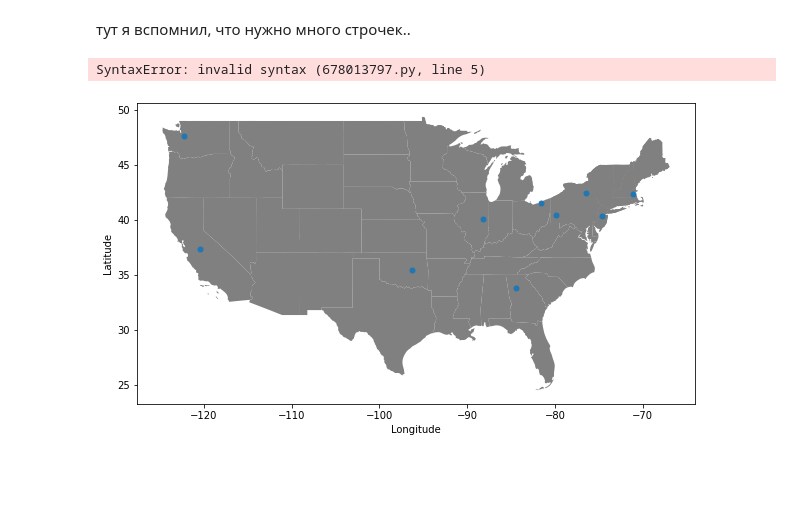
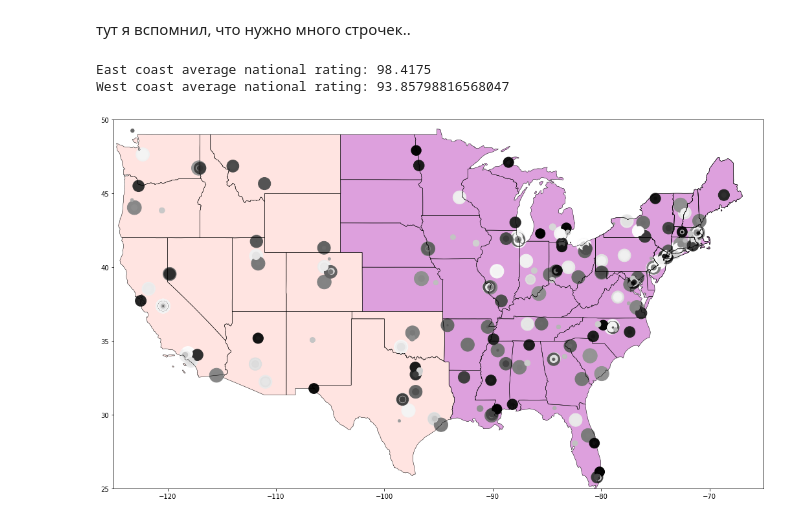
Before and after one commit to Artemidividiy/hse_hw, a Jupyter notebook: hse_hw.ipynb, the cells around one changed output. Cells and saved outputs as stored; diff of their text form; code cells hidden in the pictures; blank space fills up the shorter version.

Commit message:
with dataset

```diff
--- a/hse_hw.ipynb
+++ b/hse_hw.ipynb
@@ -103,0 +11,12 @@ def add_geo(df):
+# %%
+data_path = "dataset/input/world-university-rankings/"
+cwur_data = data_path + "cwur_data.csv"
+education_expenditure_supplementary_data = data_path + "education_expenditure_supplementary_data.csv"
+educational_attainment_supplementary_data = data_path + "educational_attainment_supplementary_data.csv"
+school_and_country_table = data_path + "school_and_country_table.csv"
+shanghaiData = data_path + "shanghai_data.csv"
+times_data = data_path + "times_data.csv"
+
+geo_api_endpoint = "http://api.positionstack.com/v1/forward"
+
+console = Console()
@@ -110,3 +51,0 @@ uni_data = add_geo(uni_data)
-# %%
-states = gpd.read_file("usa-states-census-2014.shp")
-states.head()
@@ -125,18 +100,35 @@ west = [states["STUSPS"][i] for i in range(len(states)) if 'est' in states["regi
 east = [states["STUSPS"][i] for i in range(len(states)) if 'ast' in states["region"][i]]
 # %% [markdown]
 тут я вспомнил, что нужно много строчек..
-# %%
-west_uni_avg = 0
-west_uni_counter = 0
-for i in uni_data:
-    if i['state'] in west:
-        west_uni_avg +
-# %% [output]
-SyntaxError: invalid syntax (678013797.py, line 5)
-# %%
-fig, ax = plt.subplots(figsize=(10,10))
-states.plot(color="gray", ax=ax, )
-uni_data.plot(x="Longitude", y="Latitude", kind="scatter", s=25, colormap="Blues", ax=ax)
-plt.show()
-# %% [output]
-[figure, removed]
+# %%
+usa_uni = uni_data.loc[uni_data['country'] == 'USA', ["institution","Longitude", "Latitude", 'national_rank']]
+
+
+west_uni_avg = usa_uni.loc[usa_uni['Longitude'] < -95]
+
+east_uni_avg = usa_uni.loc[usa_uni['Longitude'] >= -95]
+console.print(f"East coast average national rating: {east_uni_avg.national_rank.mean()}\nWest coast average national rating: {west_uni_avg.national_rank.mean()}\n")
+# %% [output]
+East coast average national rating: 98.4175
+West coast average national rating: 93.85798816568047
+# %%
+west = states[states['region'] == 'West']
+southwest = states[states['region'] == 'Southwest']
+southeast = states[states['region'] == 'Southeast']
+midwest = states[states['region'] == 'Midwest']
+northeast = states[states['region'] == 'Northeast']
+us_boundary_map = states.boundary.plot(figsize=(18, 12), color='Black', linewidth=.5)
+west.plot(ax=us_boundary_map,  color="MistyRose")
+southwest.plot(ax=us_boundary_map, color="MistyRose")
+southeast.plot(ax=us_boundary_map, color="Plum")
+midwest.plot(ax=us_boundary_map, color="Plum")
+final_map = northeast.plot(ax=us_boundary_map, color="Plum")
+plt.xlim(-125, -65)
+plt.ylim(25, 50)
+us_boundary_map.scatter(x=usa_uni["Longitude"], y=usa_uni["Latitude"],s=usa_uni["national_rank"][::-1]**(16/14),c=usa_uni["national_rank"], cmap="Greys"),
+
+
+
+plt.show()
+# %% [output]
+[figure, added]
```
Also changed, not shown: parts of 13 cells of this notebook, 8 other files.
